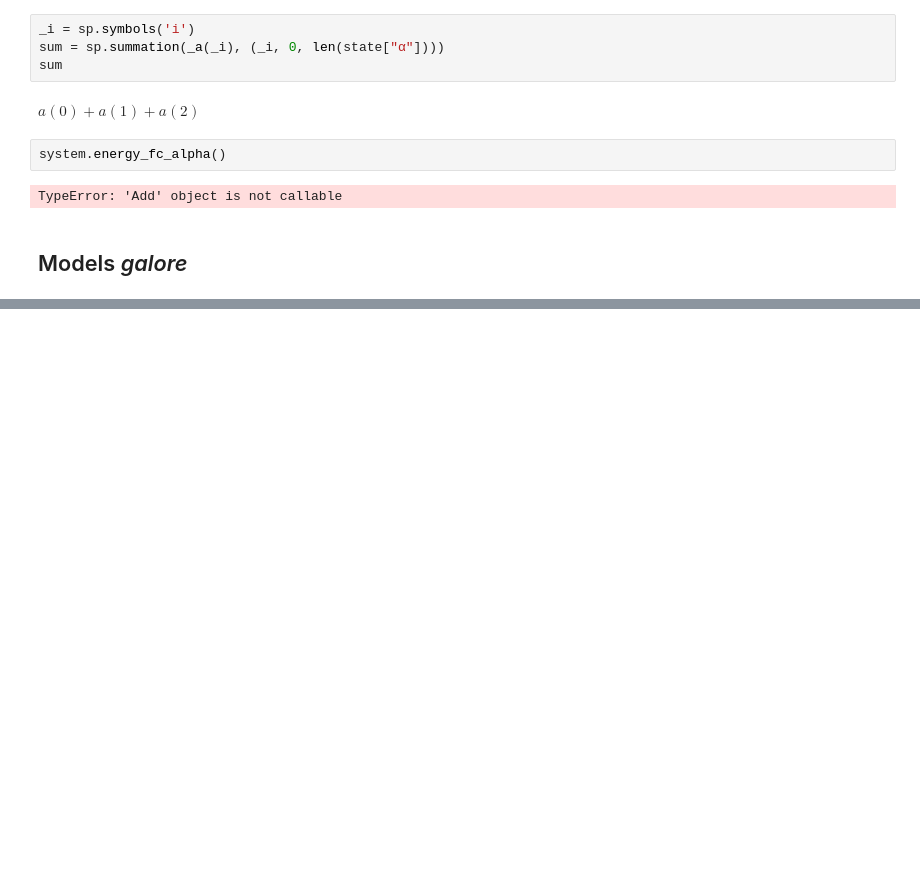
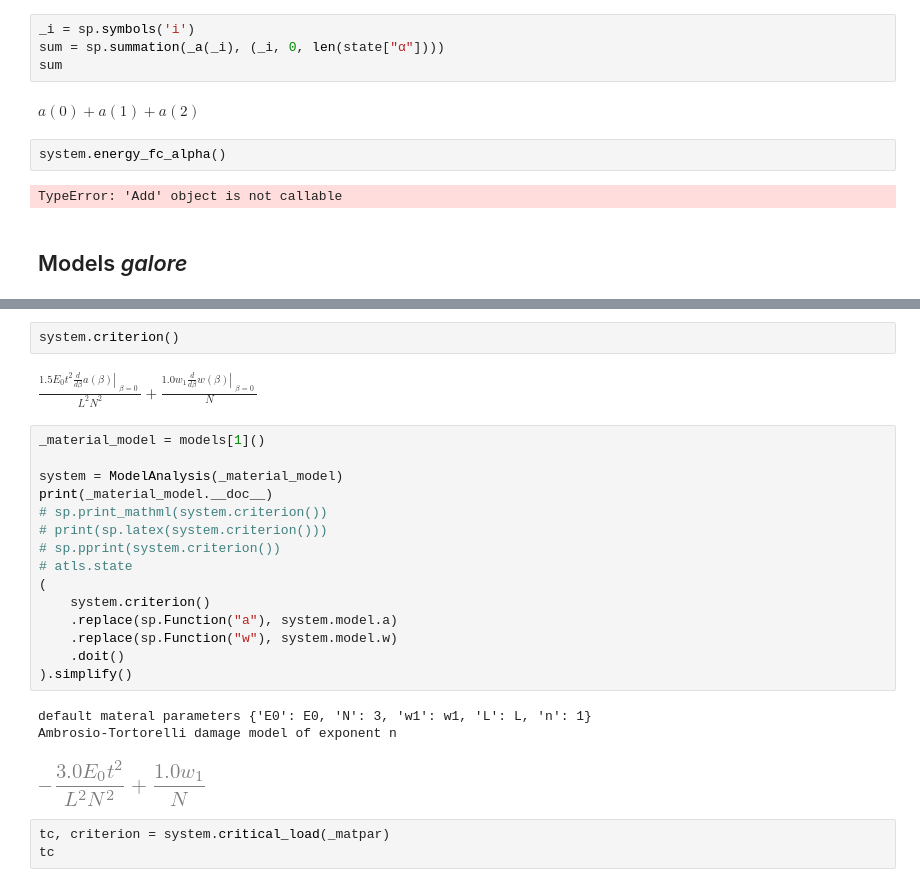
Before and after one commit to kumiori/indiscrete, a Jupyter notebook: playground/discrete-bar-symbolic.ipynb, the cells around one changed output, grey strips where cells are left out. Cells and saved outputs as stored; diff of their text form; blank space fills up the shorter version.

Commit message:
material behaviours

```diff
--- a/playground/discrete-bar-symbolic.ipynb
+++ b/playground/discrete-bar-symbolic.ipynb
@@ -1893,0 +1939,26 @@ PerfectBrittle: Perfectly brittle model, as per marigo-2012,
+# %%
+system.criterion()
+# %% [output]
+$\displaystyle \frac{1.5 E_{0} t^{2} \left. \frac{d}{d β} a{\left(β \right)} \right|_{\substack{ β=0 }}}{L^{2} N^{2}} + \frac{1.0 w_{1} \left. \frac{d}{d β} w{\left(β \right)} \right|_{\substack{ β=0 }}}{N}$
+# %%
+_material_model = models[1]()
+
+system = ModelAnalysis(_material_model)
+print(_material_model.__doc__)
+# sp.print_mathml(system.criterion())
+# print(sp.latex(system.criterion()))
+# sp.pprint(system.criterion())
+# atls.state
+(
+    system.criterion()
+    .replace(sp.Function("a"), system.model.a)
+    .replace(sp.Function("w"), system.model.w)
+    .doit()
+).simplify()
+# %% [output]
+default materal parameters {'E0': E0, 'N': 3, 'w1': w1, 'L': L, 'n': 1}
+Ambrosio-Tortorelli damage model of exponent n
+[figure, added]
+# %%
+tc, criterion = system.critical_load(_matpar)
+tc
```
Also changed, not shown: parts of 2 cells of this notebook.
